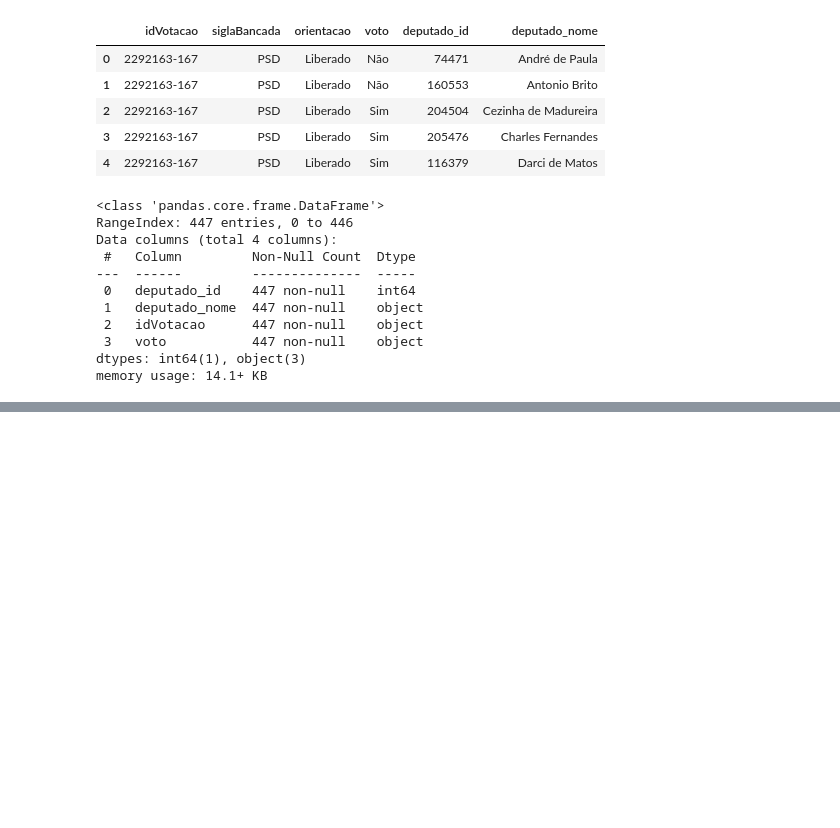
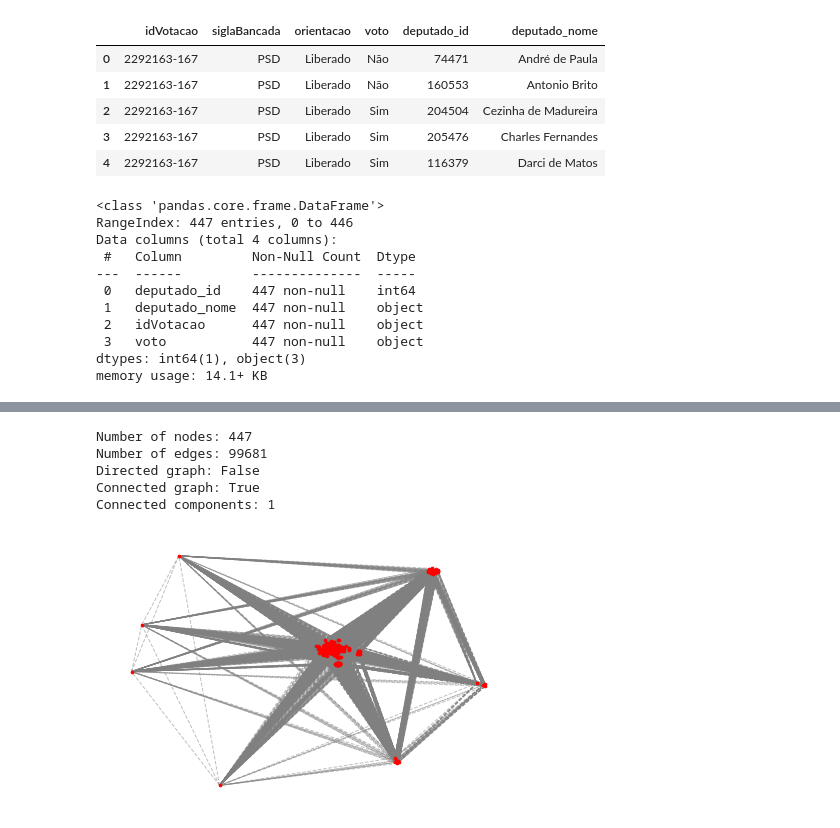
Before and after one commit to rodrigohaddad/Complex-Networks, a Jupyter notebook: tf/create_graph.ipynb, the cells around one changed output, grey strips where cells are left out. Cells and saved outputs as stored; diff of their text form; code cells hidden in the pictures; blank space fills up the shorter version.

Commit message:
creating graph

```diff
--- a/tf/create_graph.ipynb
+++ b/tf/create_graph.ipynb
@@ -100,0 +81,55 @@ aa_sorted = sorted(corr_dict.items(), key=lambda x: x[1], reverse=True)
+# %%
+def process():
+    all_dates_dict = dict()
+    for vote_date in ['2018', '2019', '2020', '2021']:
+        votes_df, free_orientation_df = import_df(vote_date)
+        vo_df = merge_dfs(votes_df, free_orientation_df)
+        grouped_vo_df = group_by_df(vo_df)
+        dep_votes = get_dep_votes(grouped_vo_df)
+        dep_combinations = combine_deps(dep_votes)
+        corr_dict = calculate_corr(dep_combinations, dep_votes)
+        all_dates_dict = {**all_dates_dict, **corr_dict}
+    return all_dates_dict
+
+all_dates_dict = process()
+all_dates_dict_sorted = sort_corr(all_dates_dict)
+# %%
+G=nx.Graph()
+for edge in all_dates_dict_sorted:
+    G.add_edge(edge[0][0], edge[0][1], weight=edge[1])
+# %%
+n_V = G.number_of_nodes()
+n_E = G.number_of_edges()
+print(f"Number of nodes: {n_V}")
+print(f"Number of edges: {n_E}")
+print(f"Directed graph: {nx.is_directed(G)}")
+print(f"Connected graph: {nx.is_connected(G)}")
+print(f"Connected components: {nx.number_connected_components(G)}")
+# %% [output]
+Number of nodes: 447
+Number of edges: 99681
+Directed graph: False
+Connected graph: True
+Connected components: 1
+# %%
+# Draw graph
+elarge = [(u, v) for (u, v, d) in G.edges(data=True) if d["weight"] >= 0.5]
+esmall = [(u, v) for (u, v, d) in G.edges(data=True) if d["weight"] < 0.5]
+
+pos = nx.spring_layout(G, seed=7)
+nx.draw_networkx_nodes(G, pos, node_size=7, node_color="red")
+nx.draw_networkx_edges(G, pos, edgelist=elarge, width=1)
+nx.draw_networkx_edges(
+    G, pos, edgelist=esmall, width=1, alpha=0.5, edge_color="grey", style="dashed"
+)
+
+# labels
+#nx.draw_networkx_labels(G, pos, font_size=10, font_family="sans-serif", font_color="white")
+
+ax = plt.gca()
+ax.margins(0.08)
+plt.axis("off")
+plt.tight_layout()
+plt.show()
+# %% [output]
+[figure, added]
```
Also changed, not shown: parts of 9 cells of this notebook.
